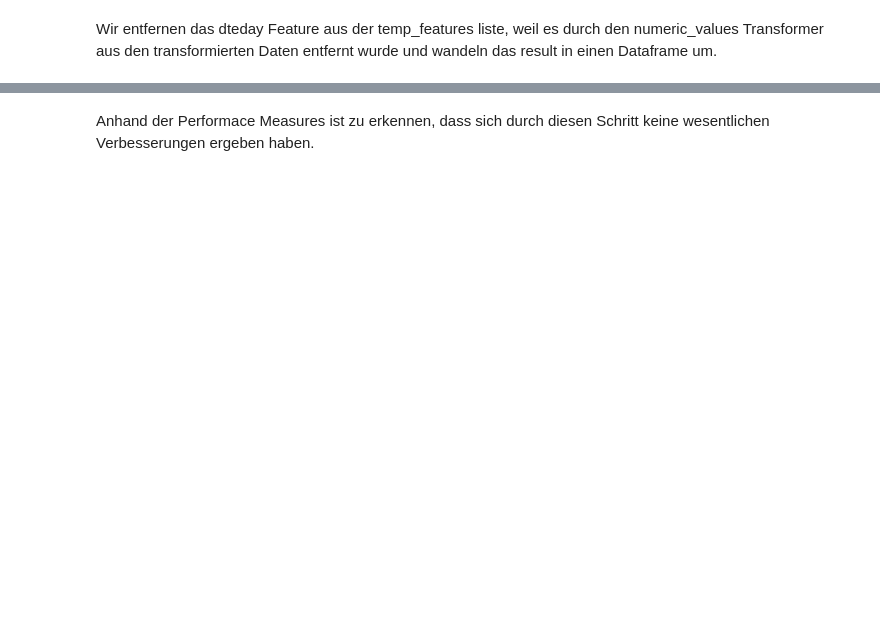
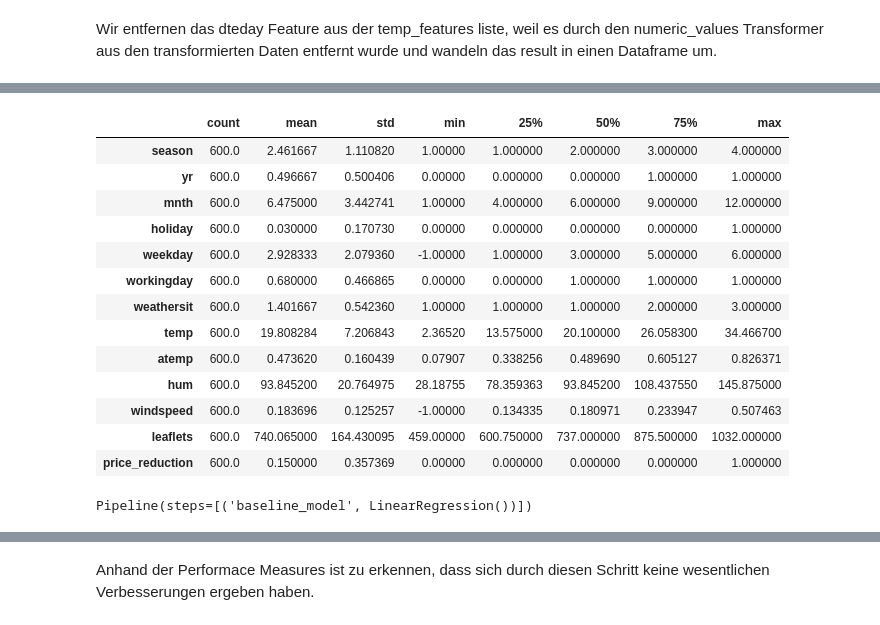
Before and after one commit to DavidRmn/introduction-data-science, a Jupyter notebook: project/task_2.ipynb, the cells around one changed output, grey strips where cells are left out. Cells and saved outputs as stored; diff of their text form; code cells hidden in the pictures; blank space fills up the shorter version.

Commit message:
restored Step4

```diff
--- a/project/task_2.ipynb
+++ b/project/task_2.ipynb
@@ -280,4 +318,4 @@ pipeline = Pipeline([
 # %% [markdown]
 Danach holen wir uns den transfromierten Datensatz aus der Pipeline.
 # %%
-result = pipeline.fit_transform(train_data[features])
+processed_data = pipeline.fit_transform(train_data[features])
@@ -284,7 +333,7 @@ result = pipeline.fit_transform(train_data[features])
 # %%
-result_features = pipeline.named_steps['minimal_pipeline'].named_steps['imputer'].get_feature_names_out()
+processed_data_features = pipeline.named_steps['minimal_pipeline'].named_steps['imputer'].get_feature_names_out()
 # %% [markdown]
 Wir entfernen das dteday Feature aus der temp_features liste, weil es durch den numeric_values Transformer aus den transformierten Daten entfernt wurde und wandeln das result in einen Dataframe um.
 # %%
-result = pd.DataFrame(result, columns=result_features, index=train_data.index)
+processed_data = pd.DataFrame(processed_data, columns=processed_data_features, index=train_data.index)
 # %%
@@ -292,3 +356,18 @@ result.head().T
 # %%
-result.describe().T
+processed_data.describe().T
+# %% [output]
+|  | count | mean | std | min | 25% | 50% | 75% | max |
+| season | 600.0 | 2.461667 | 1.110820 | 1.00000 | 1.000000 | 2.000000 | 3.000000 | 4.000000 |
+| yr | 600.0 | 0.496667 | 0.500406 | 0.00000 | 0.000000 | 0.000000 | 1.000000 | 1.000000 |
+| mnth | 600.0 | 6.475000 | 3.442741 | 1.00000 | 4.000000 | 6.000000 | 9.000000 | 12.000000 |
+| holiday | 600.0 | 0.030000 | 0.170730 | 0.00000 | 0.000000 | 0.000000 | 0.000000 | 1.000000 |
+| weekday | 600.0 | 2.928333 | 2.079360 | -1.00000 | 1.000000 | 3.000000 | 5.000000 | 6.000000 |
+| workingday | 600.0 | 0.680000 | 0.466865 | 0.00000 | 0.000000 | 1.000000 | 1.000000 | 1.000000 |
+| weathersit | 600.0 | 1.401667 | 0.542360 | 1.00000 | 1.000000 | 1.000000 | 2.000000 | 3.000000 |
+| temp | 600.0 | 19.808284 | 7.206843 | 2.36520 | 13.575000 | 20.100000 | 26.058300 | 34.466700 |
+| atemp | 600.0 | 0.473620 | 0.160439 | 0.07907 | 0.338256 | 0.489690 | 0.605127 | 0.826371 |
+| hum | 600.0 | 93.845200 | 20.764975 | 28.18755 | 78.359363 | 93.845200 | 108.437550 | 145.875000 |
+| windspeed | 600.0 | 0.183696 | 0.125257 | -1.00000 | 0.134335 | 0.180971 | 0.233947 | 0.507463 |
+| leaflets | 600.0 | 740.065000 | 164.430095 | 459.00000 | 600.750000 | 737.000000 | 875.500000 | 1032.000000 |
+| price_reduction | 600.0 | 0.150000 | 0.357369 | 0.00000 | 0.000000 | 0.000000 | 0.000000 | 1.000000 |
 # %%
@@ -298,3 +377,5 @@ baseline_model_01 = Pipeline([("baseline_model", LinearRegression())])
 # %%
-baseline_model_01.fit(X_train, y_train)
+baseline_model_02.fit(X_train, y_train)
+# %% [output]
+Pipeline(steps=[('baseline_model', LinearRegression())])
 # %%
```
Also changed, not shown: parts of 15 cells of this notebook.
